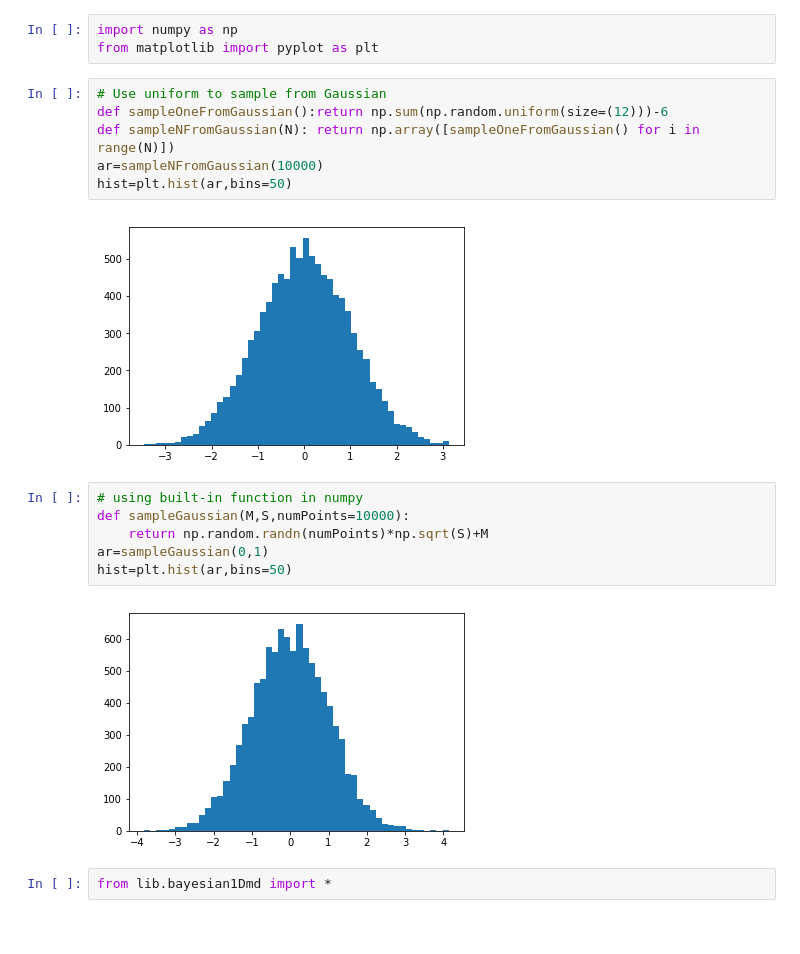
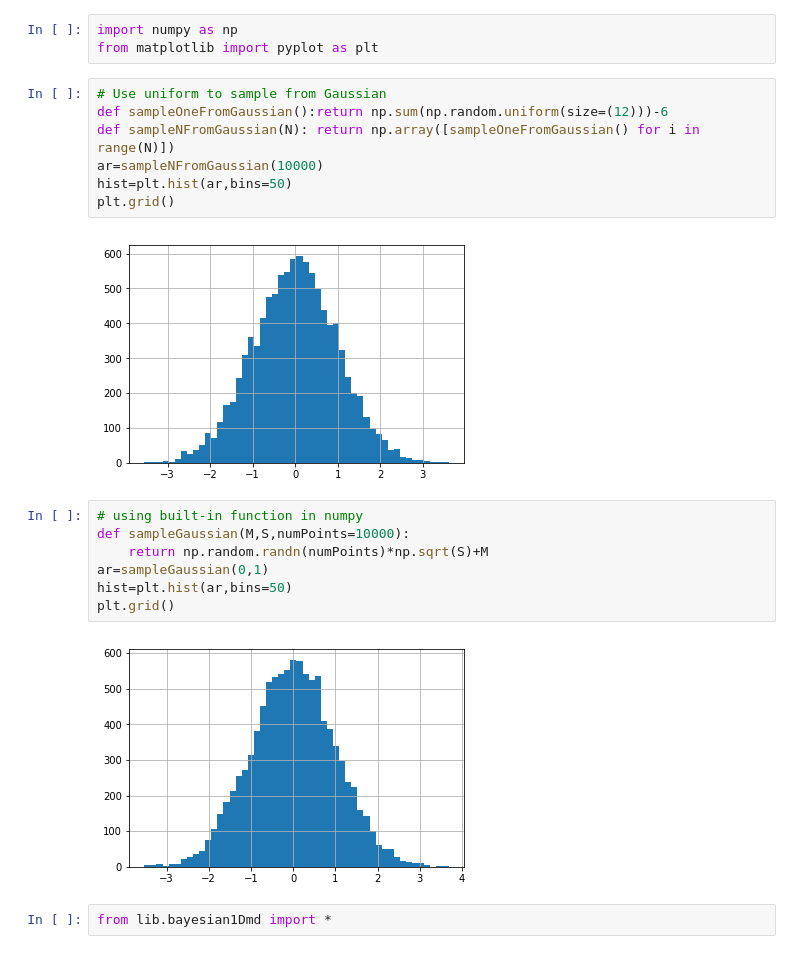
Before and after one commit to zeinsh/deeplearning, a Jupyter notebook: doc/bayesian/sampling.ipynb, the cells around one changed output. Cells and saved outputs as stored; diff of their text form.

```diff
--- a/doc/bayesian/sampling.ipynb
+++ b/doc/bayesian/sampling.ipynb
@@ -4,19 +4,21 @@ from matplotlib import pyplot as plt
 # %%
 # Use uniform to sample from Gaussian
 def sampleOneFromGaussian():return np.sum(np.random.uniform(size=(12)))-6
 def sampleNFromGaussian(N): return np.array([sampleOneFromGaussian() for i in range(N)])
 ar=sampleNFromGaussian(10000)
 hist=plt.hist(ar,bins=50)
+plt.grid()
 # %% [output]
-[figure, old version]
+[figure, new version]
 # %%
 # using built-in function in numpy
 def sampleGaussian(M,S,numPoints=10000):
     return np.random.randn(numPoints)*np.sqrt(S)+M
 ar=sampleGaussian(0,1)
 hist=plt.hist(ar,bins=50)
+plt.grid()
 # %% [output]
-[figure, old version]
+[figure, new version]
 # %%
 from lib.bayesian1Dmd import *
 # %%
```
Also changed, not shown: parts of 7 cells of this notebook, 2 other files.
